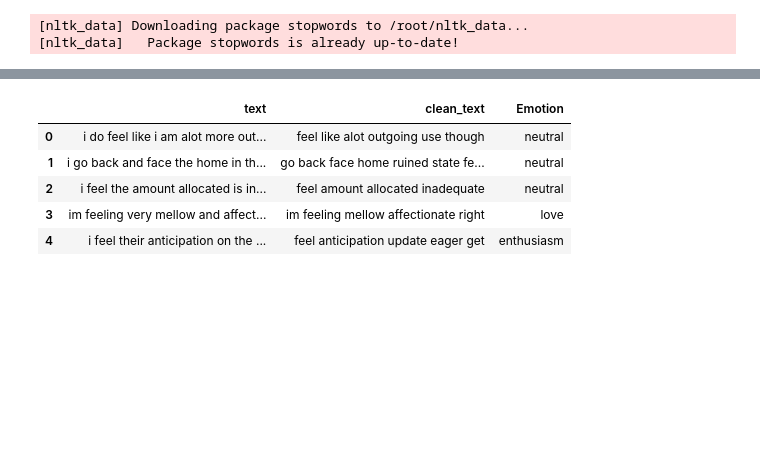
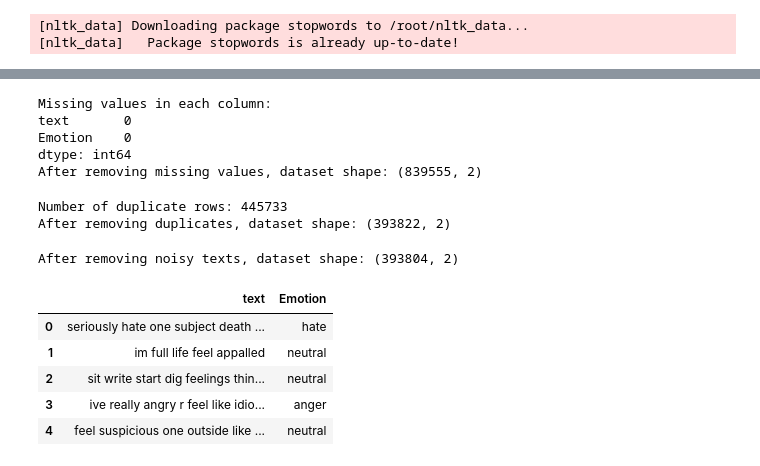
Before and after one commit to nasirabbas827/textemotion_Rafia_Hammad_final, a Jupyter notebook: textemotion_Rafia_Hammad_final.ipynb, the cells around one changed output, grey strips where cells are left out. Cells and saved outputs as stored; diff of their text form; code cells hidden in the pictures; blank space fills up the shorter version.

```diff
--- a/textemotion_Rafia_Hammad_final.ipynb
+++ b/textemotion_Rafia_Hammad_final.ipynb
@@ -35,0 +41,7 @@ df.head()
+# %%
+# Drop unwanted column if already loaded
+if 'Unnamed: 0' in df.columns:
+    df = df.drop('Unnamed: 0', axis=1)
+
+# Display first rows
+df.head()
@@ -50,24 +71,54 @@ Unique Emotions: ['neutral' 'love' 'enthusiasm' 'relief' 'sadness' 'empty' 'happ
+# %%
+# Check for missing values
+print("Missing values in each column:")
+print(df.isnull().sum())
+
+# Drop rows with missing text or emotion
+df = df.dropna(subset=['text', 'Emotion'])
+print("After removing missing values, dataset shape:", df.shape)
+# %% [output]
+Missing values in each column:
+text       0
+Emotion    0
+dtype: int64
+After removing missing values, dataset shape: (839555, 2)
+# %%
+# Remove duplicate rows
+num_duplicates = df.duplicated().sum()
+print("Number of duplicate rows:", num_duplicates)
+df = df.drop_duplicates()
+print("After removing duplicates, dataset shape:", df.shape)
+# %% [output]
+Number of duplicate rows: 445733
+After removing duplicates, dataset shape: (393822, 2)
+# %%
+# Remove extremely short or long texts
+df['text_length'] = df['text'].apply(lambda x: len(str(x).split()))
+df = df[(df['text_length'] >= 2) & (df['text_length'] <= 200)]
+df.drop('text_length', axis=1, inplace=True)
+print("After removing noisy texts, dataset shape:", df.shape)
+# %% [output]
+After removing noisy texts, dataset shape: (393804, 2)
 # %%
+# Load stopwords
 stop_words = set(stopwords.words('english'))
 
+# Preprocessing function
 def preprocess_text(text):
-    # Lowercase
     text = text.lower()
-    # Remove URLs, mentions, special characters, digits
-    text = re.sub(r"http\S+|www\S+|https\S+", '', text, flags=re.MULTILINE)
+    text = re.sub(r"http\S+|www\S+|https\S+", '', text)
     text = re.sub(r'\@\w+|\#','', text)
     text = re.sub(r'[^a-z\s]', '', text)
-    # Remove stopwords
-    tokens = text.split()
-    tokens = [word for word in tokens if word not in stop_words]
+    tokens = [word for word in text.split() if word not in stop_words]
     return " ".join(tokens)
 
-df['clean_text'] = df['text'].apply(preprocess_text)
-df[['text','clean_text','Emotion']].head()
+# Apply preprocessing to 'text' column
+df['text'] = df['text'].apply(preprocess_text)
+df.head()
 # %% [output]
-|  | text | clean_text | Emotion |
-| 0 | i do feel like i am alot more out... | feel like alot outgoing use though | neutral |
-| 1 | i go back and face the home in th... | go back face home ruined state fe... | neutral |
-| 2 | i feel the amount allocated is in... | feel amount allocated inadequate | neutral |
-| 3 | im feeling very mellow and affect... | im feeling mellow affectionate right | love |
-| 4 | i feel their anticipation on the ... | feel anticipation update eager get | enthusiasm |
+|  | text | Emotion |
+| 0 | seriously hate one subject death ... | hate |
+| 1 | im full life feel appalled | neutral |
+| 2 | sit write start dig feelings thin... | neutral |
+| 3 | ive really angry r feel like idio... | anger |
+| 4 | feel suspicious one outside like ... | neutral |
```
Also changed, not shown: parts of 19 cells of this notebook, 9 other files.
